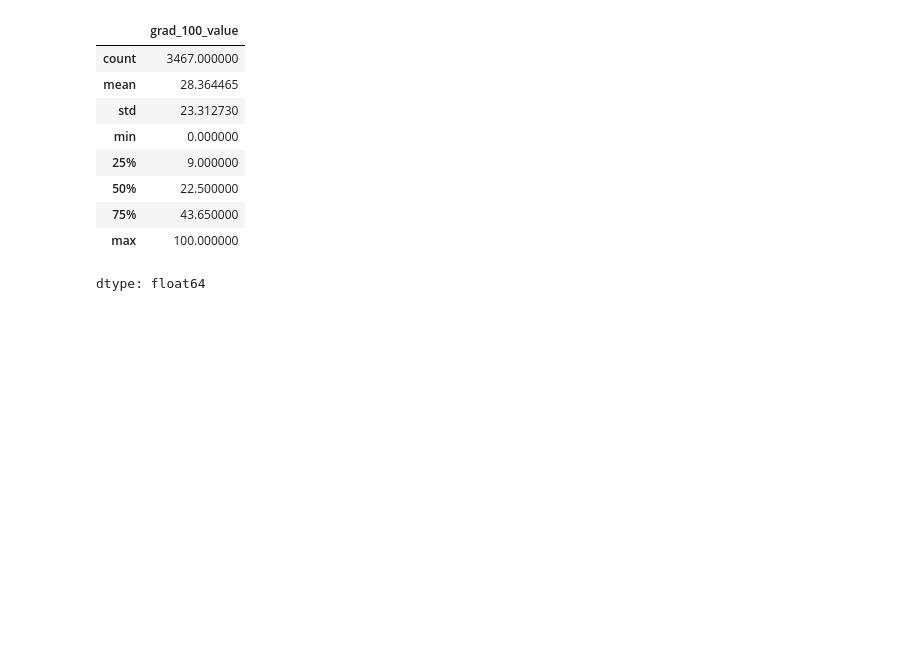
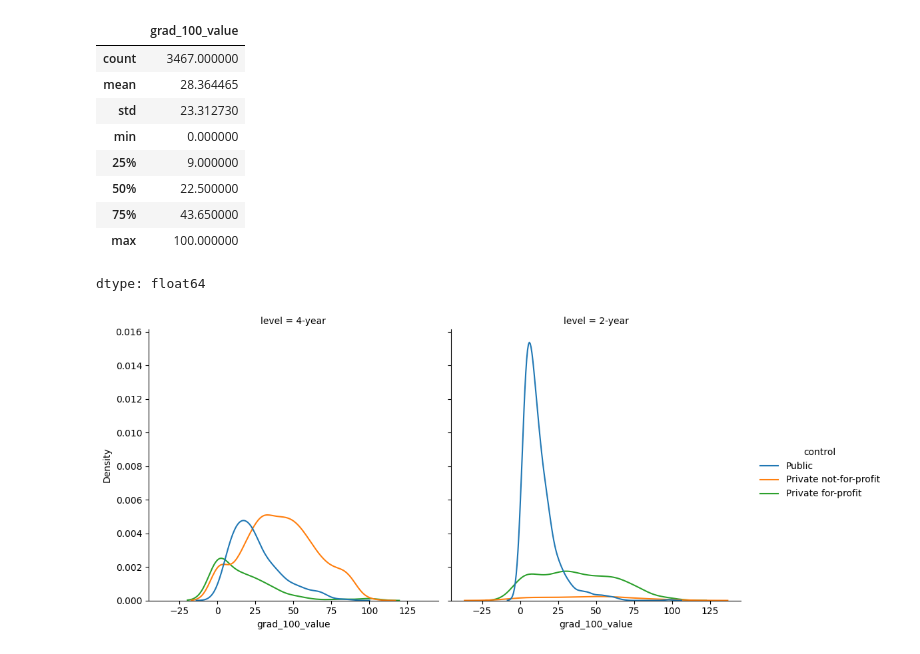
Before and after one commit to eaa3ug/visualization_assignment, a Jupyter notebook: assignment.ipynb, the cells around one changed output. Cells and saved outputs as stored; diff of their text form; code cells hidden in the pictures; blank space fills up the shorter version.

```diff
--- a/assignment.ipynb
+++ b/assignment.ipynb
@@ -146,3 +146,9 @@ df_narrow[var].describe()
 | 75% | 43.650000 |
 | max | 100.000000 |
 dtype: float64
+# %%
+import seaborn as sns
+
+fig = sns.displot(data=df_narrow, x='grad_100_value', hue='control', col='level', kind='kde')
+# %% [output]
+[figure, added]
```
Also changed, not shown: parts of 1 cell of this notebook.
